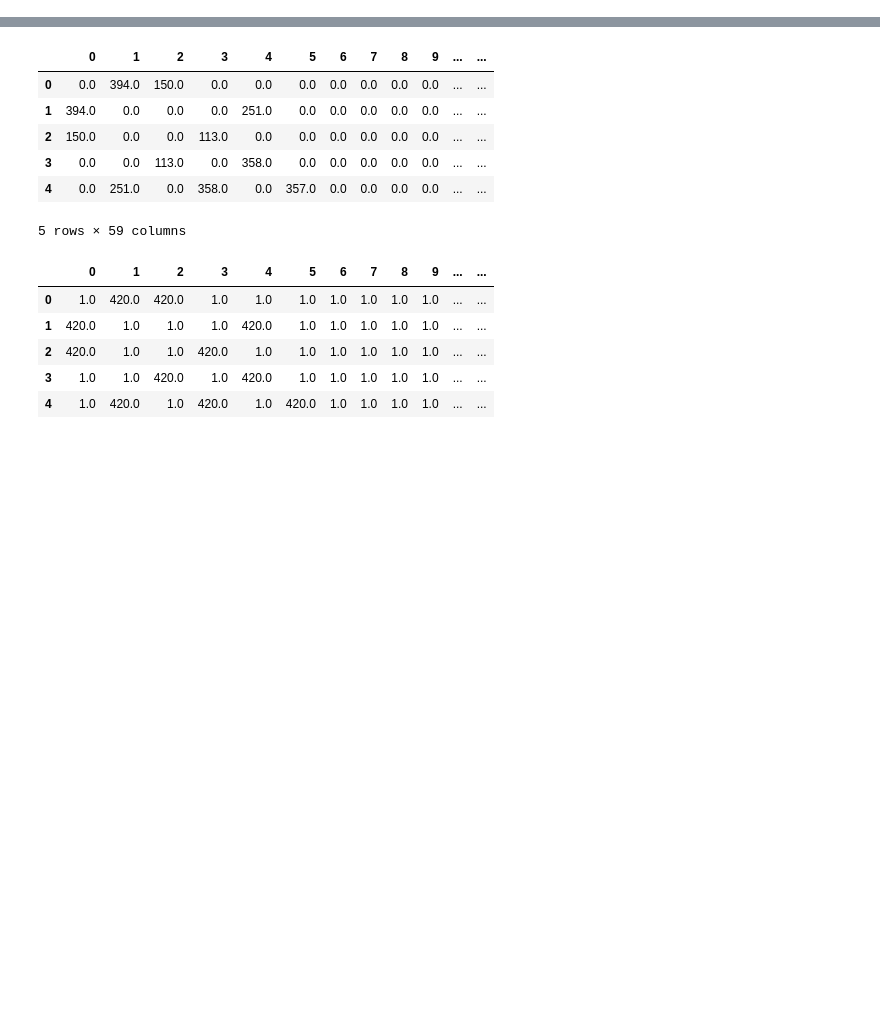
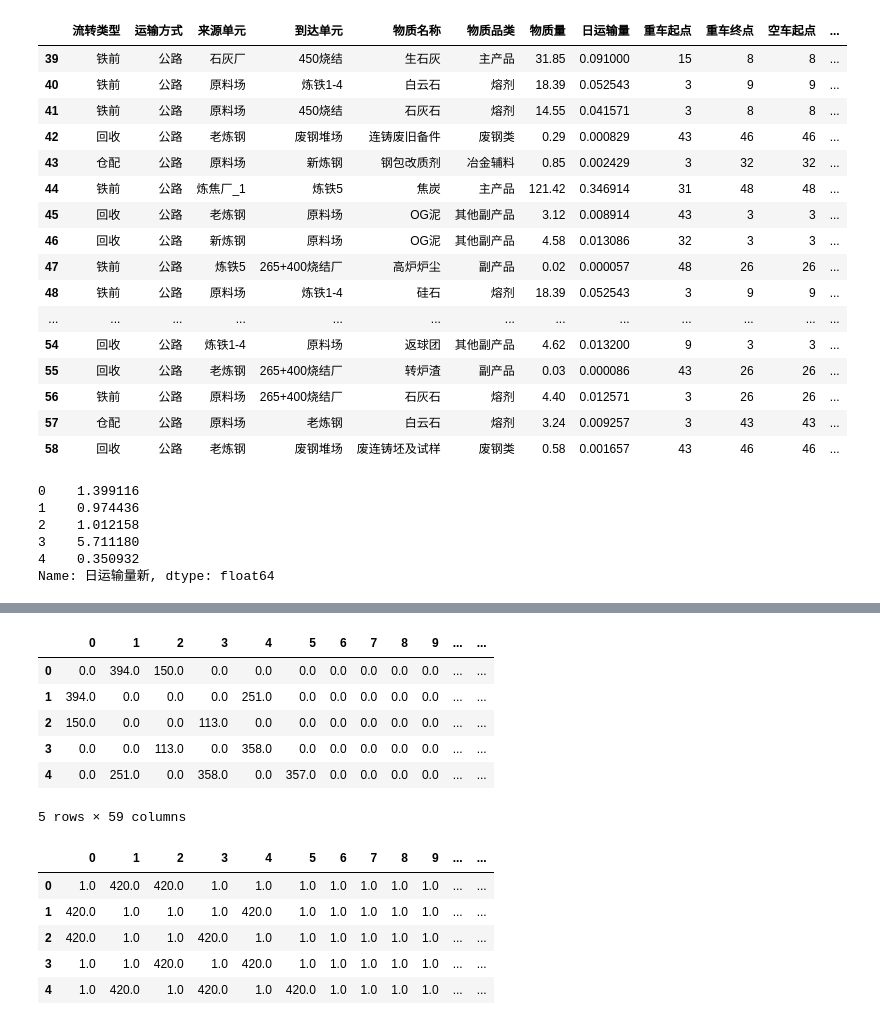
Before and after one commit to TSLNIHAOGIT/gene, a Jupyter notebook: model.ipynb, the cells around one changed output, grey strips where cells are left out. Saved outputs shown, nothing was run; the diff lists cells and outputs as text; code cells hidden in the pictures; blank space fills up the shorter version.

```diff
--- a/model.ipynb
+++ b/model.ipynb
@@ -23,3 +53,23 @@ kind_sheet.head()
+# %%
+kind_sheet.tail(20)
+# %% [output]
+|  | 流转类型 | 运输方式 | 来源单元 | 到达单元 | 物质名称 | 物质品类 | 物质量 | 日运输量 | 重车起点 | 重车终点 | 空车起点 | ... |
+| 39 | 铁前 | 公路 | 石灰厂 | 450烧结 | 生石灰 | 主产品 | 31.85 | 0.091000 | 15 | 8 | 8 | ... |
+| 40 | 铁前 | 公路 | 原料场 | 炼铁1-4 | 白云石 | 熔剂 | 18.39 | 0.052543 | 3 | 9 | 9 | ... |
+| 41 | 铁前 | 公路 | 原料场 | 450烧结 | 石灰石 | 熔剂 | 14.55 | 0.041571 | 3 | 8 | 8 | ... |
+| 42 | 回收 | 公路 | 老炼钢 | 废钢堆场 | 连铸废旧备件 | 废钢类 | 0.29 | 0.000829 | 43 | 46 | 46 | ... |
+| 43 | 仓配 | 公路 | 原料场 | 新炼钢 | 钢包改质剂 | 冶金辅料 | 0.85 | 0.002429 | 3 | 32 | 32 | ... |
+| 44 | 铁前 | 公路 | 炼焦厂_1 | 炼铁5 | 焦炭 | 主产品 | 121.42 | 0.346914 | 31 | 48 | 48 | ... |
+| 45 | 回收 | 公路 | 老炼钢 | 原料场 | OG泥 | 其他副产品 | 3.12 | 0.008914 | 43 | 3 | 3 | ... |
+| 46 | 回收 | 公路 | 新炼钢 | 原料场 | OG泥 | 其他副产品 | 4.58 | 0.013086 | 32 | 3 | 3 | ... |
+| 47 | 铁前 | 公路 | 炼铁5 | 265+400烧结厂 | 高炉炉尘 | 副产品 | 0.02 | 0.000057 | 48 | 26 | 26 | ... |
+| 48 | 铁前 | 公路 | 原料场 | 炼铁1-4 | 硅石 | 熔剂 | 18.39 | 0.052543 | 3 | 9 | 9 | ... |
+| ... | ... | ... | ... | ... | ... | ... | ... | ... | ... | ... | ... | ... |
+| 54 | 回收 | 公路 | 炼铁1-4 | 原料场 | 返球团 | 其他副产品 | 4.62 | 0.013200 | 9 | 3 | 3 | ... |
+| 55 | 回收 | 公路 | 老炼钢 | 265+400烧结厂 | 转炉渣 | 副产品 | 0.03 | 0.000086 | 43 | 26 | 26 | ... |
+| 56 | 铁前 | 公路 | 原料场 | 265+400烧结厂 | 石灰石 | 熔剂 | 4.40 | 0.012571 | 3 | 26 | 26 | ... |
+| 57 | 仓配 | 公路 | 原料场 | 老炼钢 | 白云石 | 熔剂 | 3.24 | 0.009257 | 3 | 43 | 43 | ... |
+| 58 | 回收 | 公路 | 老炼钢 | 废钢堆场 | 废连铸坯及试样 | 废钢类 | 0.58 | 0.001657 | 43 | 46 | 46 | ... |
 # %%
 # kind=kind_sheet['A'][1:]
 o1=kind_sheet['重车起点']
@@ -42,3 +94,12 @@ cap=kind_sheet['运输车辆的最大装载量']
 # E=kind_sheet['G'][1:]
 # Q=kind_sheet['E'][1:]
 # cap=kind_sheet['F'][1:]
+# %%
+Q.head()
+# %% [output]
+0    1.399116
+1    0.974436
+2    1.012158
+3    5.711180
+4    0.350932
+Name: 日运输量新, dtype: float64
```
Also changed, not shown: parts of 91 cells of this notebook, 9 other files.
